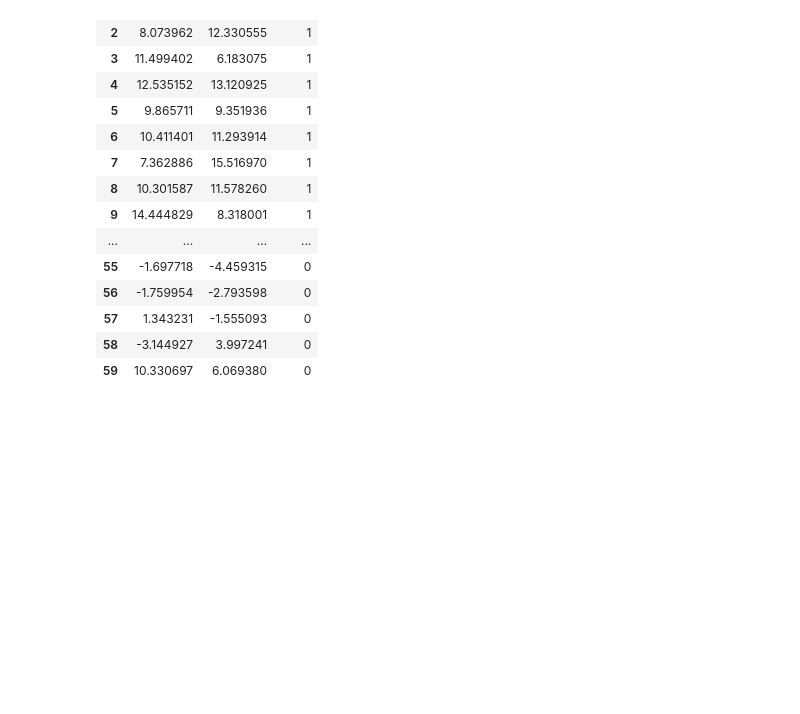
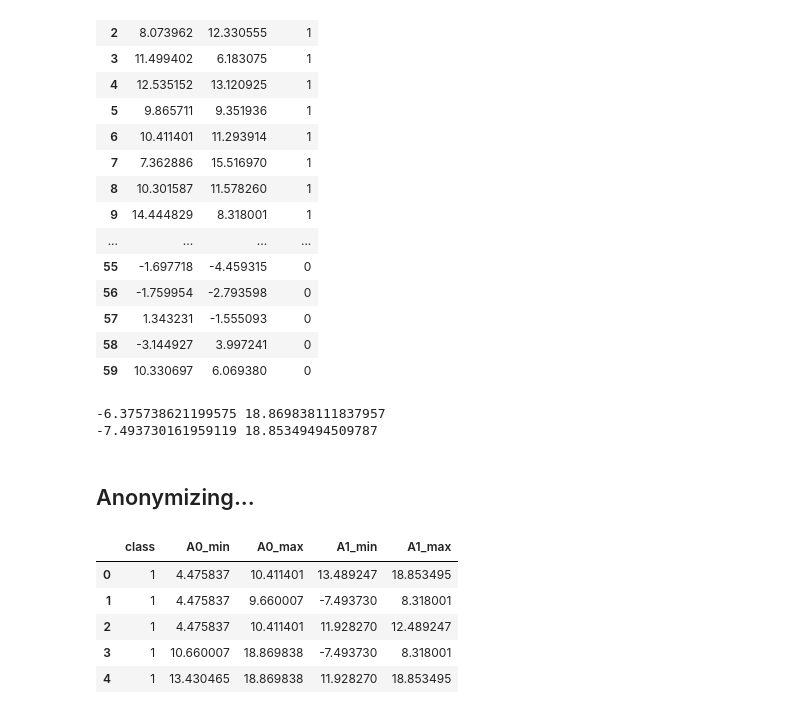
Before and after one commit to Deeep12345/Entropy_utility_measure, a Jupyter notebook: code/results/ring_mondrian/visualize_2D.ipynb, the cells around one changed output. Saved outputs shown, nothing was run; the diff lists cells and outputs as text; code cells hidden in the pictures; blank space fills up the shorter version.

```diff
--- a/code/results/ring_mondrian/visualize_2D.ipynb
+++ b/code/results/ring_mondrian/visualize_2D.ipynb
@@ -121,0 +126,8 @@ class1
+# %%
+print(min(class1["A0"]),max(class1["A0"]))
+print(min(class1["A1"]),max(class1["A1"]))
+# %% [output]
+-6.375738621199575 18.869838111837957
+-7.493730161959119 18.85349494509787
+# %% [markdown]
+## Anonymizing...
@@ -121,0 +136,9 @@ class1
+# %%
+data.head()
+# %% [output]
+|  | class | A0_min | A0_max | A1_min | A1_max |
+| 0 | 1 | 4.475837 | 10.411401 | 13.489247 | 18.853495 |
+| 1 | 1 | 4.475837 | 9.660007 | -7.493730 | 8.318001 |
+| 2 | 1 | 4.475837 | 10.411401 | 11.928270 | 12.489247 |
+| 3 | 1 | 10.660007 | 18.869838 | -7.493730 | 8.318001 |
+| 4 | 1 | 13.430465 | 18.869838 | 11.928270 | 18.853495 |
```
Also changed, not shown: parts of 8 cells of this notebook.
